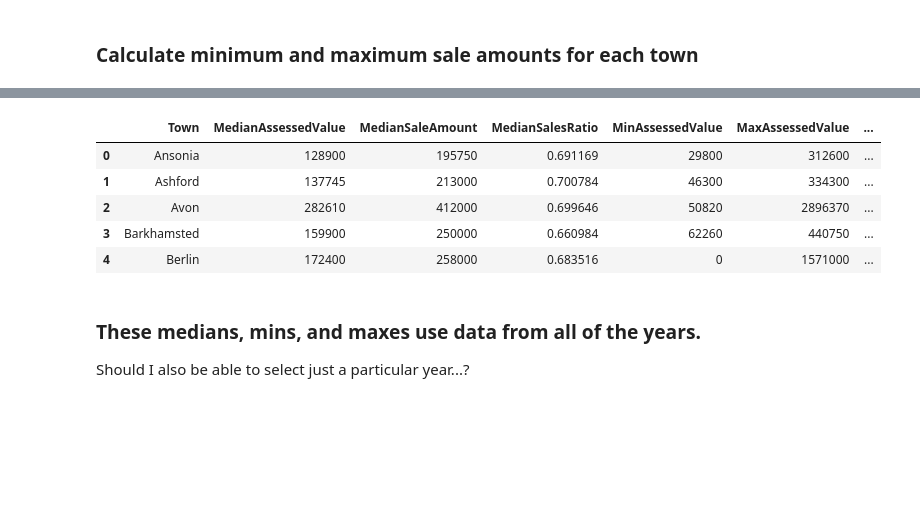
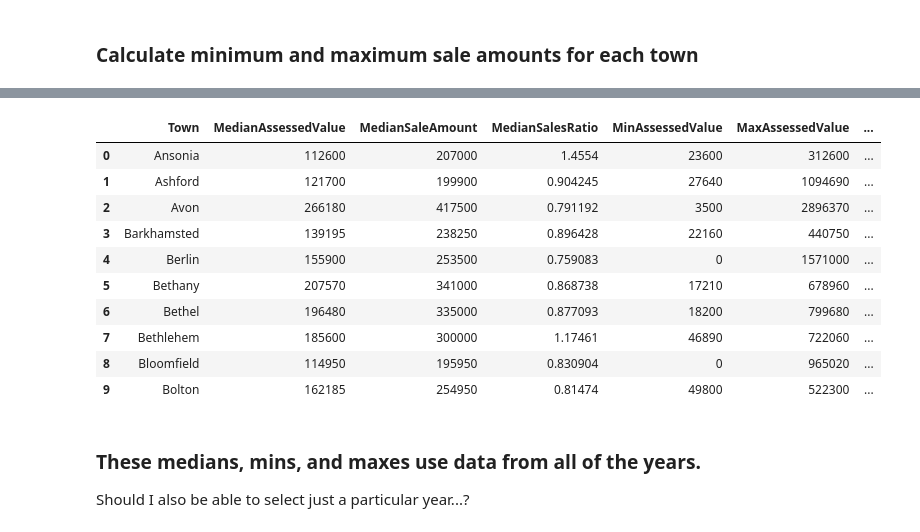
Before and after one commit to jamiekasulis/ct_real_estate_sales, a Jupyter notebook: Data Exploration.ipynb, the cells around one changed output, grey strips where cells are left out. Saved outputs shown, nothing was run; the diff lists cells and outputs as text; code cells hidden in the pictures; blank space fills up the shorter version.

```diff
--- a/Data Exploration.ipynb
+++ b/Data Exploration.ipynb
@@ -223,25 +181,25 @@ def calculate_median_for_town(source_df, town, column, residential=True):
 
     source_df should omit properties with a NonUseCode.
     """
-    town_df = source_df[source_df['Town'] == town]
+    just_this_town = source_df[source_df['Town'] == town]
 
     if residential==True:
-        town_df = get_residential(town_df)
+        just_this_town = get_residential(just_this_town)
 
-    return town_df[column].median()
+    return just_this_town[column].median()
 # %%
-def calculate_medians_for_all_towns(town_df, source_df, column, residential=True):
+def calculate_medians_for_all_towns(town_df_arg, source_df, column, residential=True):
     """
     Calculates the median value of 'column' for ALL unique towns in df.
     Returns this information as a DataFrame
     """
     median_column_name = 'Median' + column
-    new_town_df = town_df.copy()
+    new_town_df = town_df_arg.copy()
     for index in new_town_df.index:
         town = new_town_df.loc[index, 'Town']
         new_town_df.loc[index, median_column_name] = calculate_median_for_town(source_df, town, column, residential)
 
     return new_town_df
 # %%
-town_df = calculate_medians_for_all_towns(town_df, use_df, 'AssessedValue').head()
+town_df = calculate_medians_for_all_towns(town_df, res_df, 'AssessedValue')
 # %%
@@ -256,4 +207,4 @@ town_df.head()
 # %%
-town_df = calculate_medians_for_all_towns(town_df, use_df, 'SaleAmount').head()
-town_df = calculate_medians_for_all_towns(town_df, use_df, 'SalesRatio').head()
+town_df = calculate_medians_for_all_towns(town_df, res_df, 'SaleAmount')
+town_df = calculate_medians_for_all_towns(town_df, res_df, 'SalesRatio')
 # %%
@@ -419,9 +318,14 @@ ansonia.sort_values('AssessedValue', ascending=False)
 # %%
-town_df
+town_df.head(10)
 # %% [output]
 |  | Town | MedianAssessedValue | MedianSaleAmount | MedianSalesRatio | MinAssessedValue | MaxAssessedValue | ... |
-| 0 | Ansonia | 128900 | 195750 | 0.691169 | 29800 | 312600 | ... |
-| 1 | Ashford | 137745 | 213000 | 0.700784 | 46300 | 334300 | ... |
-| 2 | Avon | 282610 | 412000 | 0.699646 | 50820 | 2896370 | ... |
-| 3 | Barkhamsted | 159900 | 250000 | 0.660984 | 62260 | 440750 | ... |
-| 4 | Berlin | 172400 | 258000 | 0.683516 | 0 | 1571000 | ... |
+| 0 | Ansonia | 112600 | 207000 | 1.4554 | 23600 | 312600 | ... |
+| 1 | Ashford | 121700 | 199900 | 0.904245 | 27640 | 1094690 | ... |
+| 2 | Avon | 266180 | 417500 | 0.791192 | 3500 | 2896370 | ... |
+| 3 | Barkhamsted | 139195 | 238250 | 0.896428 | 22160 | 440750 | ... |
+| 4 | Berlin | 155900 | 253500 | 0.759083 | 0 | 1571000 | ... |
+| 5 | Bethany | 207570 | 341000 | 0.868738 | 17210 | 678960 | ... |
+| 6 | Bethel | 196480 | 335000 | 0.877093 | 18200 | 799680 | ... |
+| 7 | Bethlehem | 185600 | 300000 | 1.17461 | 46890 | 722060 | ... |
+| 8 | Bloomfield | 114950 | 195950 | 0.830904 | 0 | 965020 | ... |
+| 9 | Bolton | 162185 | 254950 | 0.81474 | 49800 | 522300 | ... |
```
Also changed, not shown: parts of 81 cells of this notebook.
